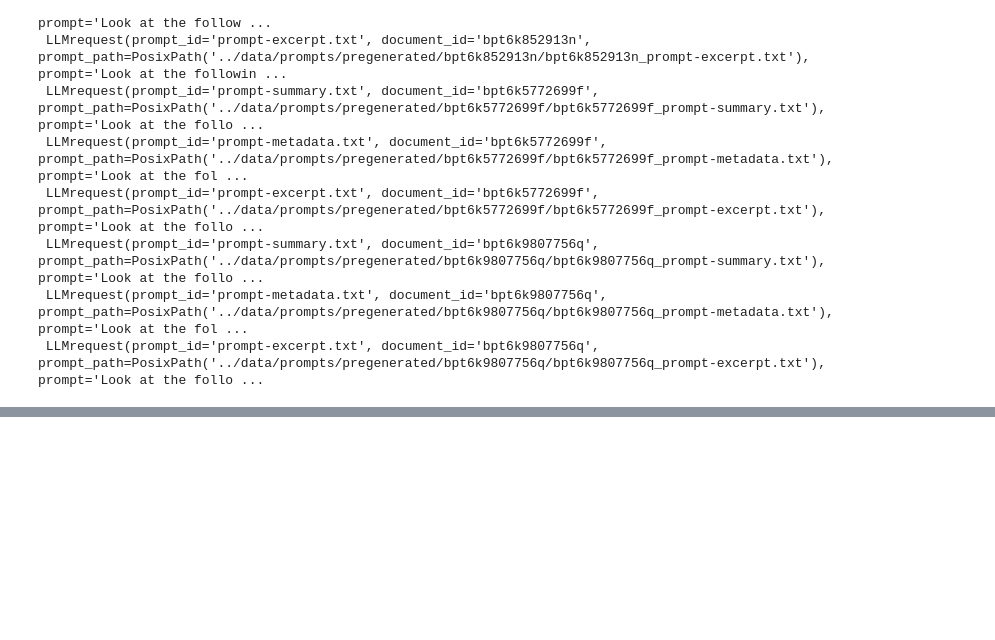
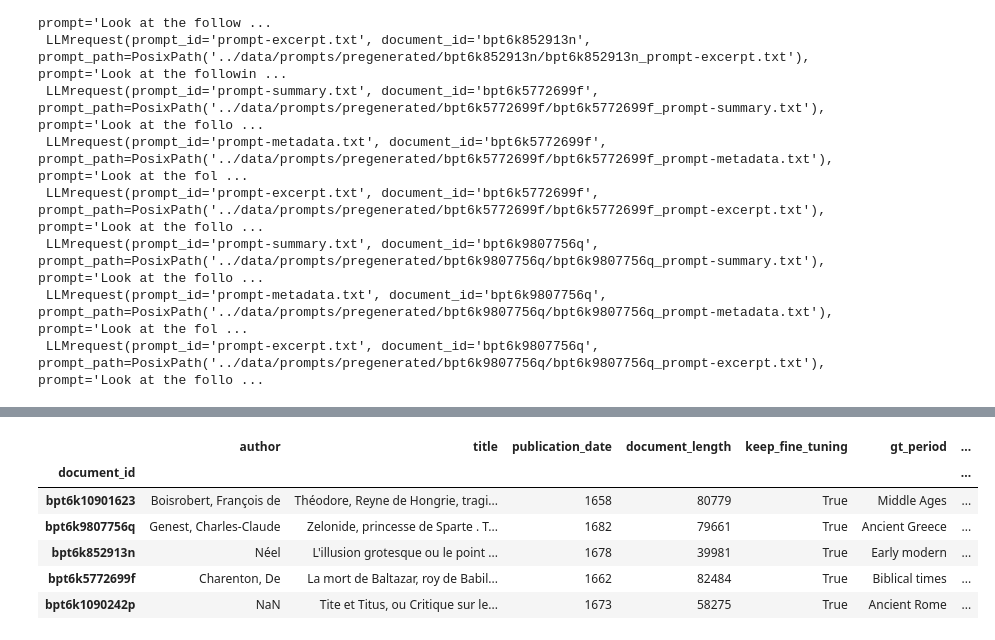
Before and after one commit to TextEnt/chrono-spatial-processing, a Jupyter notebook: notebooks/query-LLMs.ipynb, the cells around one changed output, grey strips where cells are left out. Drawn from its saved outputs; the diff is of its cells as text; code cells hidden in the pictures; blank space fills up the shorter version.

```diff
--- a/notebooks/query-LLMs.ipynb
+++ b/notebooks/query-LLMs.ipynb
@@ -418,0 +524,12 @@ Processing prompt prompt-excerpt.txt for document bpt6k9807756q using model olla
+# %%
+df_sample_gt = df_sample_docs.join(df_gt_annotations, how='inner')
+# %%
+df_sample_gt.head()
+# %% [output]
+|  | author | title | publication_date | document_length | keep_fine_tuning | gt_period | ... |
+| document_id |  |  |  |  |  |  | ... |
+| bpt6k10901623 | Boisrobert, François de | Théodore, Reyne de Hongrie, tragi... | 1658 | 80779 | True | Middle Ages | ... |
+| bpt6k9807756q | Genest, Charles-Claude | Zelonide, princesse de Sparte . T... | 1682 | 79661 | True | Ancient Greece | ... |
+| bpt6k852913n | Néel | L'illusion grotesque ou le point ... | 1678 | 39981 | True | Early modern | ... |
+| bpt6k5772699f | Charenton, De | La mort de Baltazar, roy de Babil... | 1662 | 82484 | True | Biblical times | ... |
+| bpt6k1090242p | NaN | Tite et Titus, ou Critique sur le... | 1673 | 58275 | True | Ancient Rome | ... |
```
Also changed, not shown: parts of 20 cells of this notebook, 4 other files.
